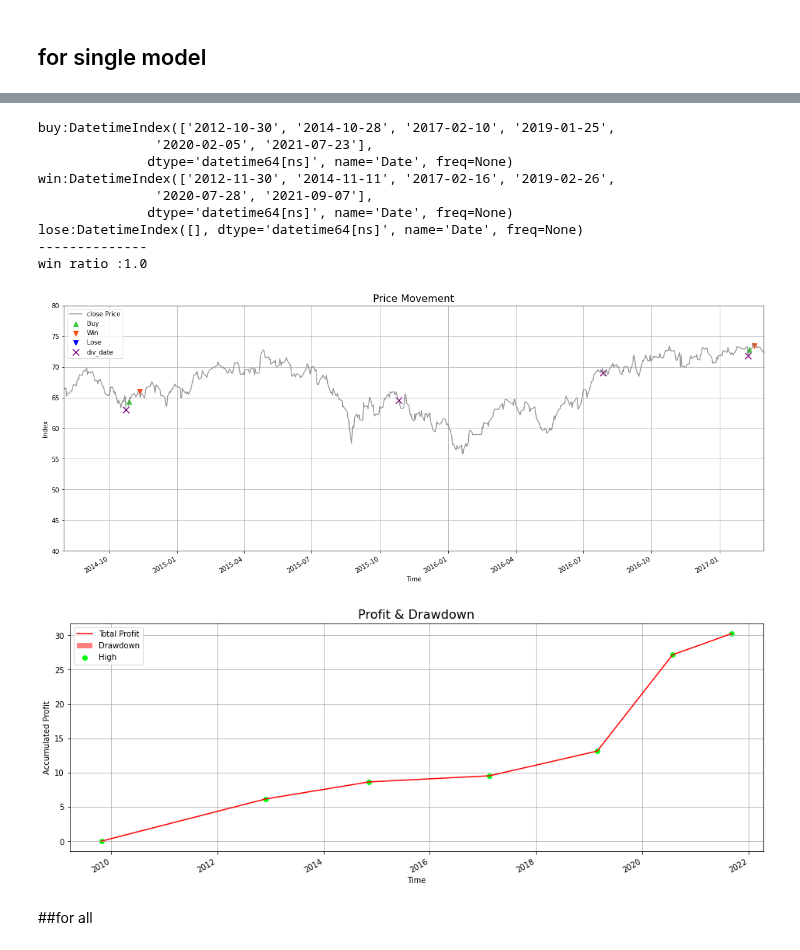
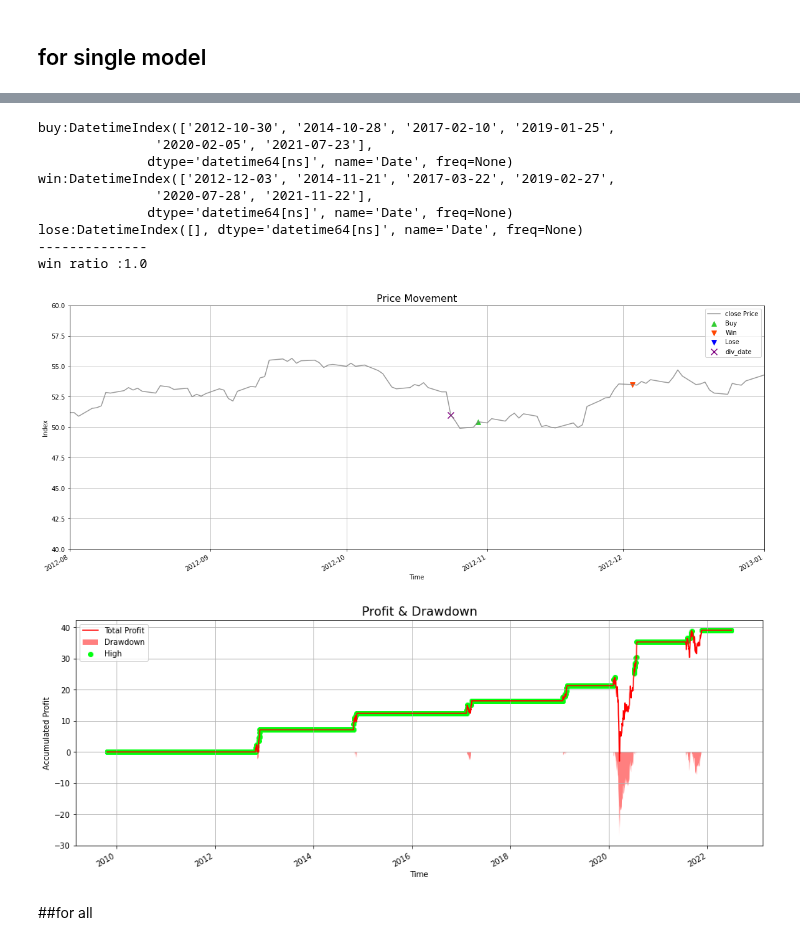
Before and after one commit to benson85560/yuanta, a Jupyter notebook: Pct_change_Strategy.ipynb, the cells around one changed output, grey strips where cells are left out. Cells and saved outputs as stored; diff of their text form; code cells hidden in the pictures.

```diff
--- a/Pct_change_Strategy.ipynb
+++ b/Pct_change_Strategy.ipynb
@@ -1008,6 +1008,8 @@ optResult.sort_values(['win_ratio', 'ret'], ascending = False)
 # %% [markdown]
 ## for single model
 # %%
+# testing
+
 opt_pct = 35
 opt_earn = 14 * 0.1
 opt_loss = 7 * 0.1
@@ -1042,16 +1044,16 @@ sell_win = []
 sell_lose = []
 #--------#
 timeList = []
-profit_list = [0]
-profit_fee_list = [0]
+profit_list = []
+profit_fee_list = []
 
 
 for i in range(len(df)):
 
-    if first == 0:
-        timeList.append(df.index[i+1])
-        first = 1
-        continue
+    # if first == 0:
+    #     timeList.append(df.index[i+1])
+    #     first = 1
+    #     continue
 
     if i == len(df)-1:
         break
@@ -1061,21 +1063,25 @@ for i in range(len(df)):
       # 除息日
     if df[symbol][i] > 0 and abs(df['pct_30'][i]) > abs(df['pct_30'][i-1]) * 1.5 and BS == None: # and abs(df['pct_30'][i]) > abs(df['pct_30'][i-1]) * 3
         BS = 'OK'
+        timeList.append(df.index[i])
+        profit_list.append(0)
         continue
 
       # buy
     if BS == 'OK' and df['pct_1'][i] > 0: # 等反轉再進場
-        temp = df['close'][i+1]
+        temp = df['close'][i]
         tempSize = money / temp
         BS = 'B'
         buy.append(i+1)
-        stopLoss = df['SAR'][i+1] * opt_loss
-        stopEarn = df['close'][i+1] + (abs((df['close'][i+1] - df['SAR'][i+1])) * opt_earn)
+        stopLoss = df['SAR'][i] * opt_loss
+        stopEarn = df['close'][i] + (abs((df['close'][i] - df['SAR'][i])) * opt_earn)
+        timeList.append(df.index[i])
+        profit_list.append(0)
         continue
 
     # 極端值停利
     if df['pct_1'][i] > 0.07 and df['close'][i] > temp and BS == 'B':
-        profit = tempSize * (df['close'][i] - temp)
+        profit = tempSize * (df['close'][i] - df['close'][i-1])
         profit_fee = profit - money*feeRate - (money+profit)*feeRate
         profit_fee_list.append(profit_fee)
         profit_list.append(profit)
@@ -1086,7 +1092,7 @@ for i in range(len(df)):
 
       # 停利
     if df['close'][i] > stopEarn and BS == 'B':
-        profit = tempSize * (df['close'][i+1] - temp)
+        profit = tempSize * (df['close'][i] - df['close'][i-1])
         profit_fee = profit - money*feeRate - (money+profit)*feeRate
         profit_fee_list.append(profit_fee)
         profit_list.append(profit)
@@ -1098,7 +1104,7 @@ for i in range(len(df)):
 
       # 停損
     if df['close'][i] < stopLoss and BS == 'B':
-        profit = tempSize * (df['close'][i+1] - temp)
+        profit = tempSize * (df['close'][i] - df['close'][i-1])
         profit_fee = profit - money*feeRate - (money+profit)*feeRate
         profit_fee_list.append(profit_fee)
         profit_list.append(profit)
@@ -1107,6 +1113,16 @@ for i in range(len(df)):
         BS=None
         continue
 
+      # 買進期間計算利潤
+    if BS == 'B':
+        profit = tempSize * (df['close'][i] - df['close'][i-1])
+        timeList.append(df.index[i])
+        profit_list.append(profit)
+
+    else:
+        timeList.append(df.index[i])
+        profit_list.append(0)
+
 # equity = pd.DataFrame({'profit':profit_list}, index=timeList)
 equity = pd.DataFrame({'profit':np.cumsum(profit_list)}, index=timeList)
 equity
@@ -1136,38 +1147,38 @@ List = []
 for i in range(len(df)):
   if df[symbol][i] > 0:
     List.append(df.index[i])
 
 print('buy:{}'.format(df.iloc[buy].index))
 print('win:{}'.format(df.iloc[sell_win].index))
 print('lose:{}'.format(df.iloc[sell_lose].index))
 print('--------------')
 print('win ratio :{}'.format(len(sell_win)/len(buy)))
 
 fig, ax = plt.subplots(figsize = (20,8))
 df['close'].plot(label = 'close Price', ax = ax, c = 'gray', grid=True, alpha=0.8)
 plt.scatter(df['close'].iloc[buy].index, df['close'].iloc[buy],c = 'limegreen', label = 'Buy', marker='^', s=60)
 plt.scatter(df['close'].iloc[sell_win].index, df['close'].iloc[sell_win],c = 'orangered', label = 'Win', marker='v', s=60)
 plt.scatter(df['close'].iloc[sell_lose].index, df['close'].iloc[sell_lose],c = 'b', label = 'Lose', marker='v', s=60)
 plt.scatter(df['close'].loc[List].index, df['close'].loc[List],c = 'purple', label = 'div_date', marker='x', s=100)
 
-plt.xlim('2014-08-01', '2017-03-01')
-plt.ylim(40, 80)
+plt.xlim('2012-08-01', '2013-01-01')
+plt.ylim(40, 60)
 
 plt.legend()
 plt.ylabel('Index')
 plt.xlabel('Time')
 plt.title('Price Movement',fontsize  = 16);
 # %% [output]
 buy:DatetimeIndex(['2012-10-30', '2014-10-28', '2017-02-10', '2019-01-25',
                '2020-02-05', '2021-07-23'],
               dtype='datetime64[ns]', name='Date', freq=None)
-win:DatetimeIndex(['2012-11-30', '2014-11-11', '2017-02-16', '2019-02-26',
-               '2020-07-28', '2021-09-07'],
+win:DatetimeIndex(['2012-12-03', '2014-11-21', '2017-03-22', '2019-02-27',
+               '2020-07-28', '2021-11-22'],
               dtype='datetime64[ns]', name='Date', freq=None)
 lose:DatetimeIndex([], dtype='datetime64[ns]', name='Date', freq=None)
 --------------
 win ratio :1.0
-[figure, old version]
+[figure, new version]
 # %%
 equity['equity'] = equity['profit'] + fund
 equity['drawdown_percent'] = (equity['equity'] / equity['equity'].cummax()) - 1
@@ -1185,7 +1196,7 @@ plt.ylabel('Accumulated Profit')
 plt.xlabel('Time')
 plt.title('Profit & Drawdown',fontsize  = 16);
 # %% [output]
-[figure, old version]
+[figure, new version]
 # %% [markdown]
 ##for all
 # %% [markdown]
```
Also changed, not shown: parts of 12 cells of this notebook.
